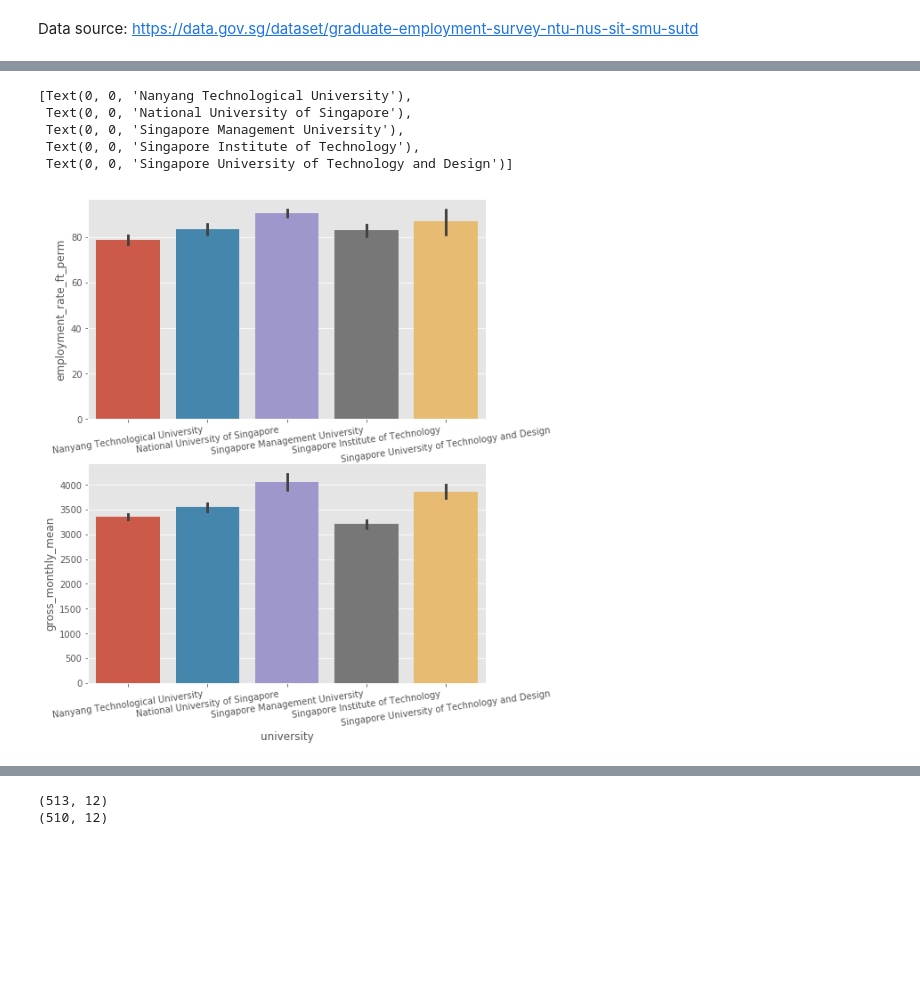
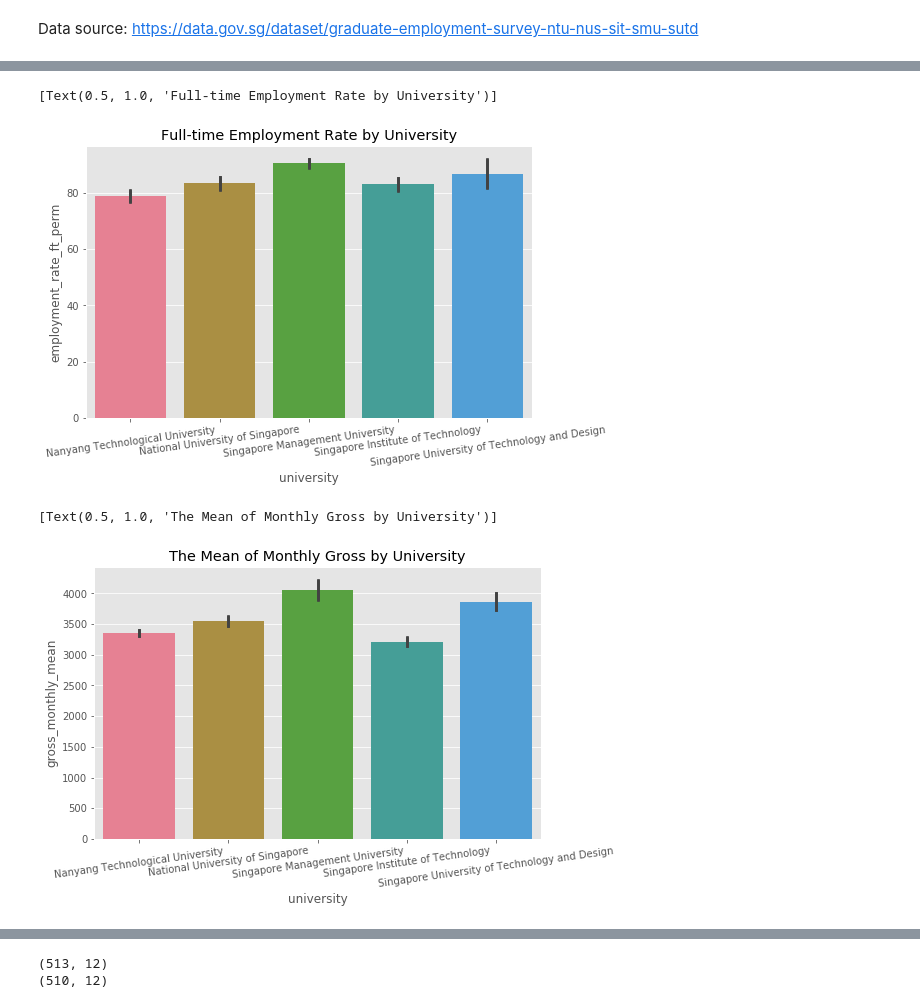
Before and after one commit to MinHyuckChoi/The-Brief, a Jupyter notebook: SG Graguate Employment.ipynb, the cells around one changed output, grey strips where cells are left out. Drawn from its saved outputs; the diff is of its cells as text; code cells hidden in the pictures; blank space fills up the shorter version.

```diff
--- a/SG Graguate Employment.ipynb
+++ b/SG Graguate Employment.ipynb
@@ -7,6 +7,9 @@ import matplotlib as mpl
 import matplotlib.pyplot as plt
 import seaborn as sns
 import csv
+# To create grid in graph
+plt.style.use('ggplot')
+sns.set_palette("husl")
 # %%
 # Removed NULL in excel
 
@@ -50,15 +53,20 @@ sns.pointplot(data=SG_graduate_employment, x="year", y="gross_monthly_mean", col
 # %%
-fig,(ax3,ax4)=plt.subplots(nrows=2)
-fig.set_size_inches(8,10)
+fig,(ax3)=plt.subplots(nrows=1)
+fig.set_size_inches(8,5)
 sns.barplot(data=SG_graduate_employment, x="university", y="employment_rate_ft_perm", ax=ax3).set_xticklabels(sns.barplot(data=SG_graduate_employment, x="university", y="employment_rate_ft_perm", ax=ax3).get_xticklabels(), rotation=8)
-sns.barplot(data=SG_graduate_employment, x="university", y="gross_monthly_mean", ax=ax4).set_xticklabels(sns.barplot(data=SG_graduate_employment, x="university", y="gross_monthly_mean", ax=ax4).get_xticklabels(), rotation=8)
+ax3.set(title="Full-time Employment Rate by University")
 # %% [output]
-[Text(0, 0, 'Nanyang Technological University'),
- Text(0, 0, 'National University of Singapore'),
- Text(0, 0, 'Singapore Management University'),
- Text(0, 0, 'Singapore Institute of Technology'),
- Text(0, 0, 'Singapore University of Technology and Design')]
+[Text(0.5, 1.0, 'Full-time Employment Rate by University')]
-[figure, old version]
+[figure, new version]
+# %%
+fig,(ax4)=plt.subplots(nrows=1)
+fig.set_size_inches(8,5)
+
+sns.barplot(data=SG_graduate_employment, x="university", y="gross_monthly_mean", ax=ax4).set_xticklabels(sns.barplot(data=SG_graduate_employment, x="university", y="gross_monthly_mean", ax=ax4).get_xticklabels(), rotation=8)
+ax4.set(title="The Mean of Monthly Gross by University")
+# %% [output]
+[Text(0.5, 1.0, 'The Mean of Monthly Gross by University')]
+[figure, added]
 # %%
 fig,(ax5,ax6)=plt.subplots(nrows=2)
 fig.set_size_inches(18,15)
```
Also changed, not shown: parts of 5 cells of this notebook.
